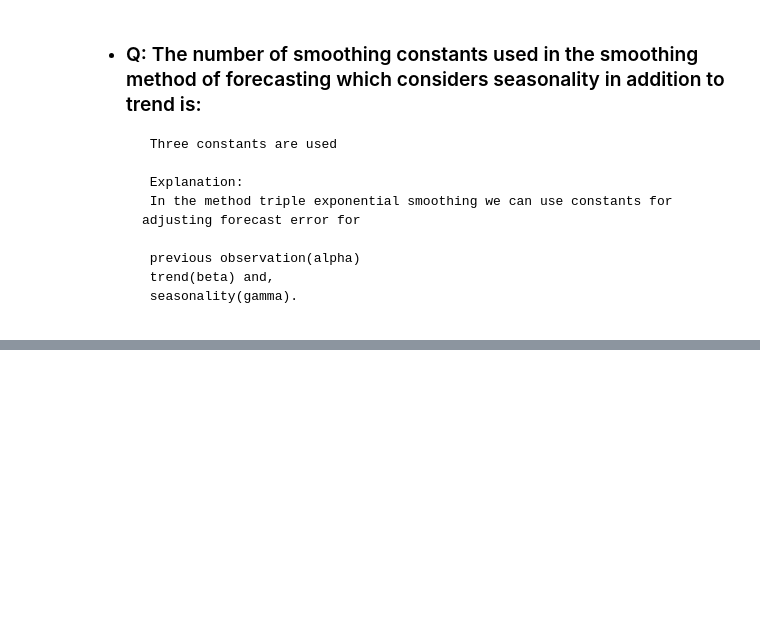
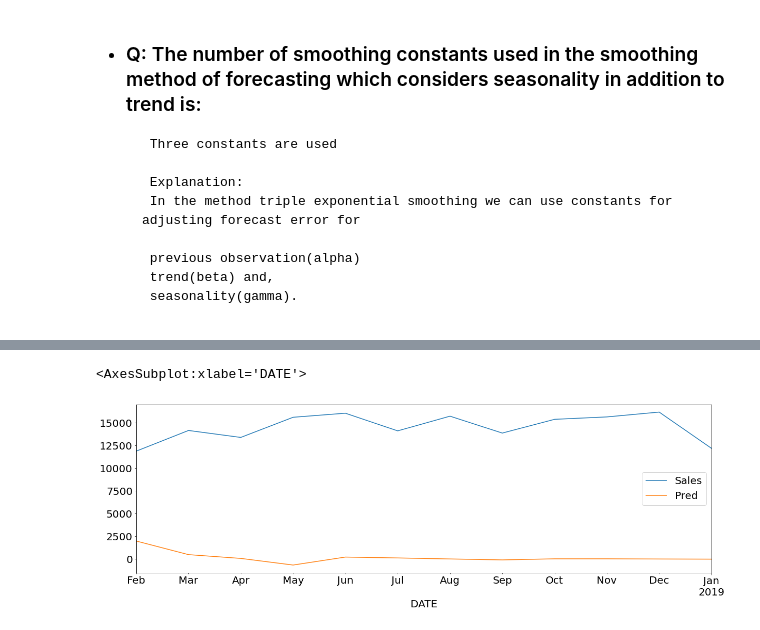
Before and after one commit to 28101991SUNNY/ML2_Unsupervised-Learning, a Jupyter notebook: 10_2_TS3.ipynb, the cells around one changed output, grey strips where cells are left out. Cells and saved outputs as stored; diff of their text form; code cells hidden in the pictures; blank space fills up the shorter version.

```diff
--- a/10_2_TS3.ipynb
+++ b/10_2_TS3.ipynb
@@ -320,0 +630,2 @@ plot_pacf(model.seasonal,lags=36);
+# %%
+X_test["Pred"] = model.forecast(steps=12).values
@@ -320,0 +672,10 @@ plot_pacf(model.seasonal,lags=36);
+# %%
+model = SARIMAX(stationary_X_train,order=(3,0,0))
+model = model.fit(disp=True)
+
+X_test["Pred"] = model.forecast(steps=12)
+# %%
+X_test.plot()
+# %% [output]
+<AxesSubplot:xlabel='DATE'>
+[figure, added]
```
Also changed, not shown: parts of 67 cells of this notebook.
